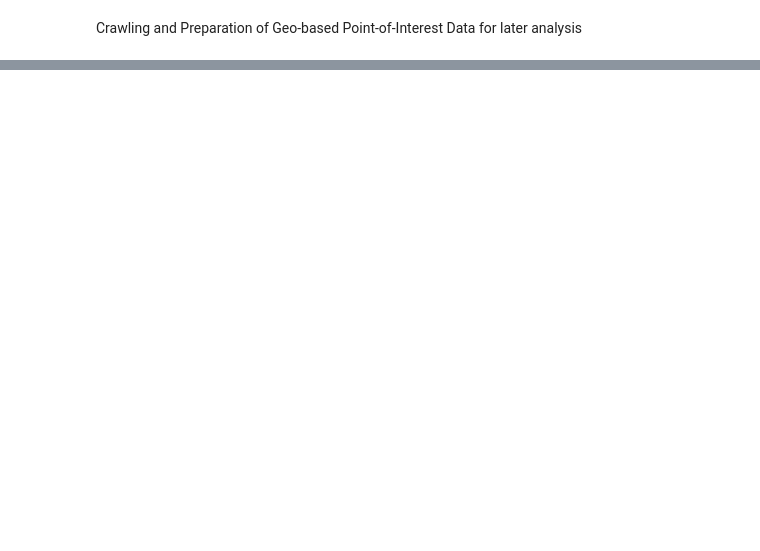
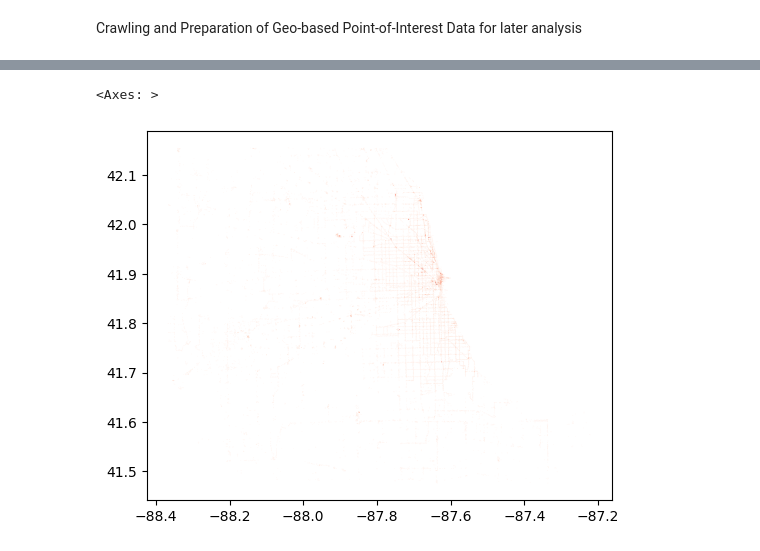
Before and after one commit to Iceccubes/aaa, a Jupyter notebook: poi_osm.ipynb, the cells around one changed output, grey strips where cells are left out. Saved outputs shown, nothing was run; the diff lists cells and outputs as text; code cells hidden in the pictures; blank space fills up the shorter version.

Commit message:
adjusted poi import and did initial spatial grouping

```diff
--- a/poi_osm.ipynb
+++ b/poi_osm.ipynb
@@ -46,14 +254,16 @@ Columns: Index(['type', 'id', 'geometry.type', 'geometry.coordinates',
 # %%
-normalized_response[['longitude','latitude']] = pd.DataFrame(normalized_response['geometry.coordinates'].tolist(), index= normalized_response.index)
+data[['longitude','latitude']] = pd.DataFrame(data['geometry.coordinates'].tolist(), index=data.index)
+data = data.drop_duplicates(subset=['longitude', 'latitude'], keep='first')
 
 # Filter Columns
-filtered_response =  normalized_response[[
+filtered_data =  data[[
     'id',
     'longitude',
     'latitude',
     'properties.amenity',
+    'properties.public_transport',
+    'properties.shop'
 ]]
 
-print(filtered_response)
-
-filtered_response.to_csv('./data/prepared/poi-amenitiy.csv')
+melted_data = pd.melt(filtered_data, id_vars=['id', 'longitude', 'latitude'], var_name='category', value_name='subclass').dropna()
+melted_data.to_csv('./data/prepared/poi-data.csv')
@@ -74,0 +291,22 @@ filtered_response.to_csv('./data/prepared/poi-amenitiy.csv')
+# %%
+import h3
+import geopandas
+import pandas as pd
+from shapely.geometry.polygon import Polygon
+import math
+import matplotlib.pyplot as plt
+
+H3_HEXAGON_RESOLUTION = 10
+
+melted_data["h3_hex_id_start"] = melted_data.apply(lambda row: h3.geo_to_h3(row["latitude"], row["longitude"], H3_HEXAGON_RESOLUTION) if (row['latitude'] and row['longitude']) else 0, axis=1)
+
+poi_spots = pd.DataFrame()
+poi_spots = melted_data.groupby(['h3_hex_id_start']).size().reset_index(name='count')
+poi_spots['geometry'] = poi_spots.apply(lambda x: Polygon(h3.h3_to_geo_boundary(x["h3_hex_id_start"], geo_json=True)), axis=1)
+
+poi_spots_geo = geopandas.GeoDataFrame(poi_spots, geometry=poi_spots['geometry'], crs='EPSG:4326')
+
+poi_spots_geo.plot(column='count', cmap='Reds')
+# %% [output]
+<Axes: >
+[figure, added]
```
Also changed, not shown: parts of 6 cells of this notebook.
